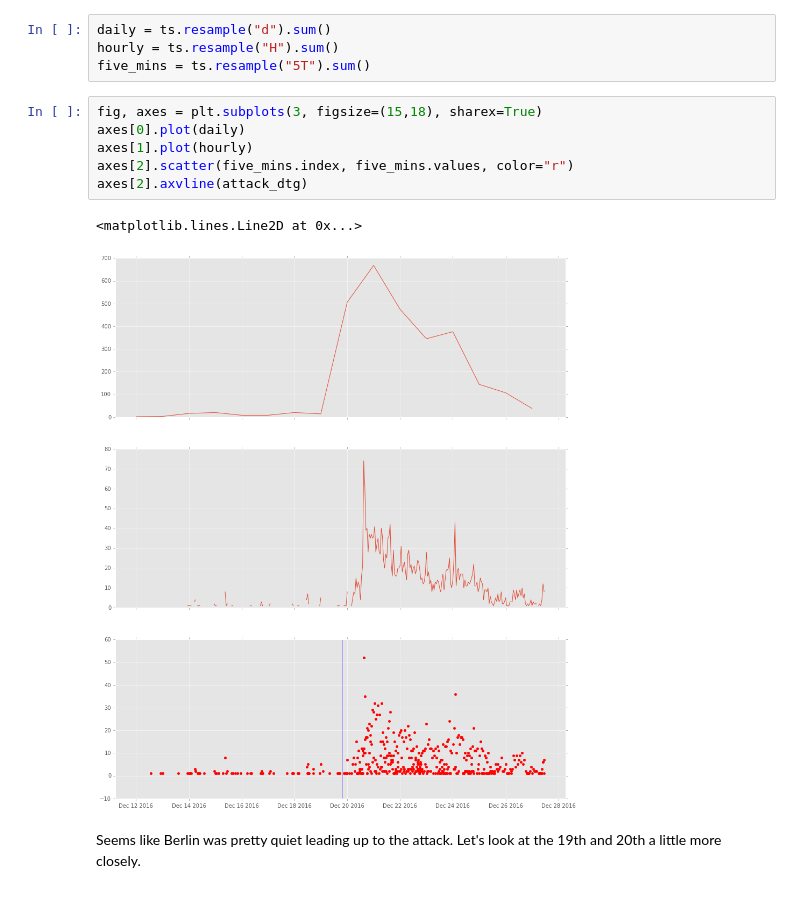
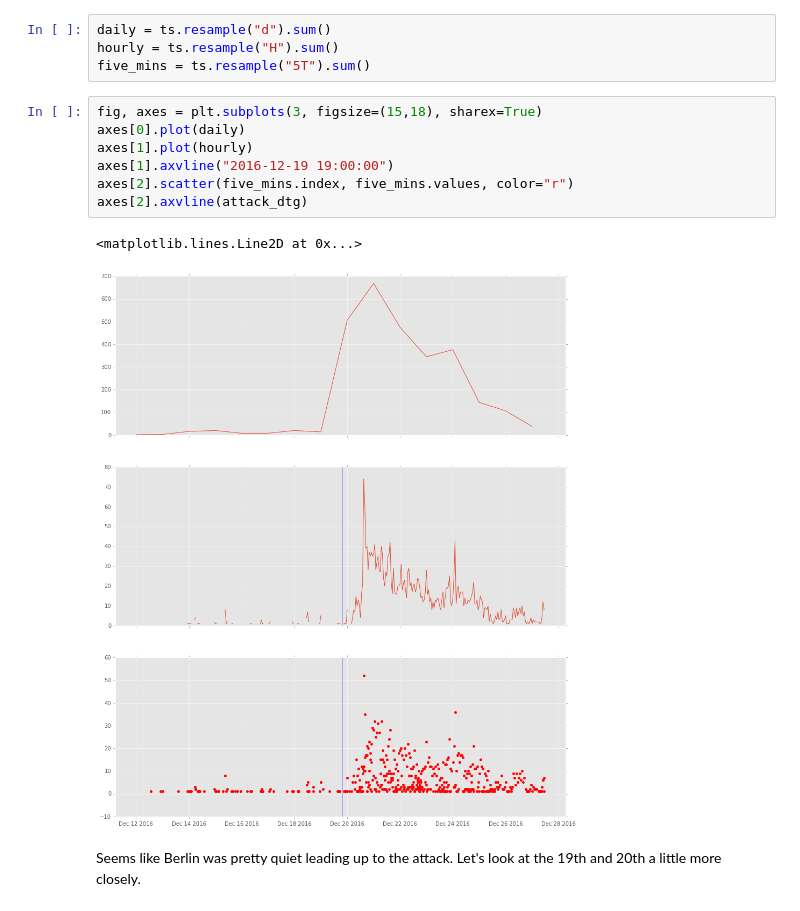
Before and after one commit to brendan-dorsey/stabilitas-thresholds, a Jupyter notebook: initial_eda.ipynb, the cells around one changed output. Cells and saved outputs as stored; diff of their text form.

```diff
--- a/initial_eda.ipynb
+++ b/initial_eda.ipynb
@@ -264,12 +264,13 @@ five_mins = ts.resample("5T").sum()
 # %%
 fig, axes = plt.subplots(3, figsize=(15,18), sharex=True)
 axes[0].plot(daily)
 axes[1].plot(hourly)
+axes[1].axvline("2016-12-19 19:00:00")
 axes[2].scatter(five_mins.index, five_mins.values, color="r")
 axes[2].axvline(attack_dtg)
 # %% [output]
 <matplotlib.lines.Line2D at 0x...>
-[figure, old version]
+[figure, new version]
 # %% [markdown]
 Seems like Berlin was pretty quiet leading up to the attack. Let's look at the 19th and 20th a little more closely.
 # %%
```
Also changed, not shown: parts of 4 cells of this notebook.
